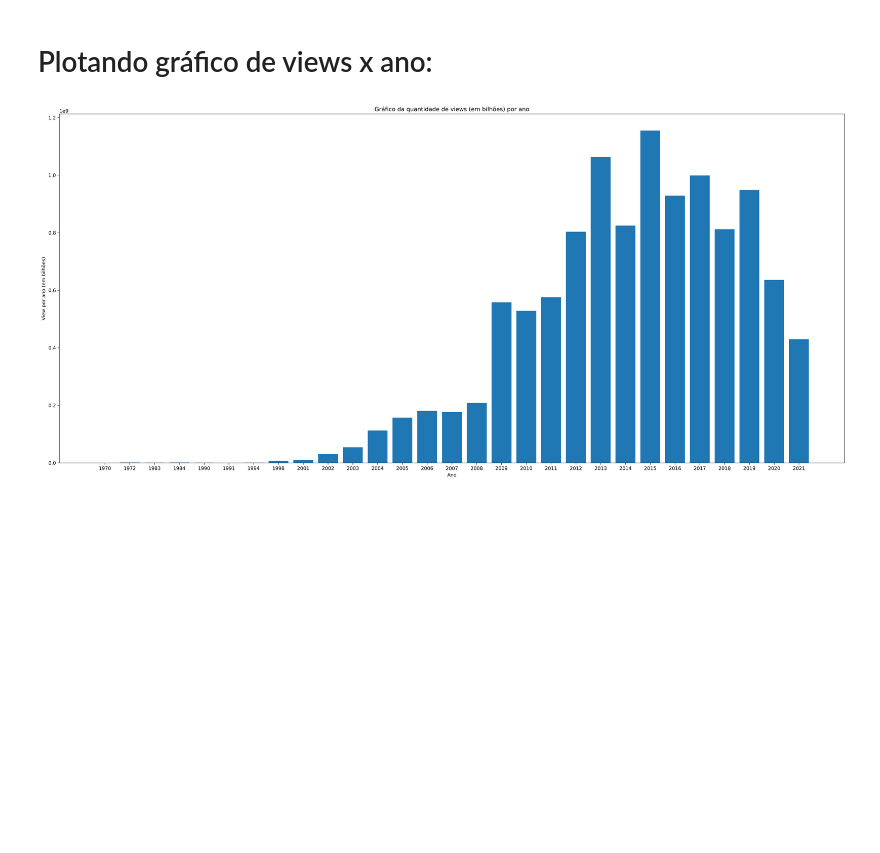
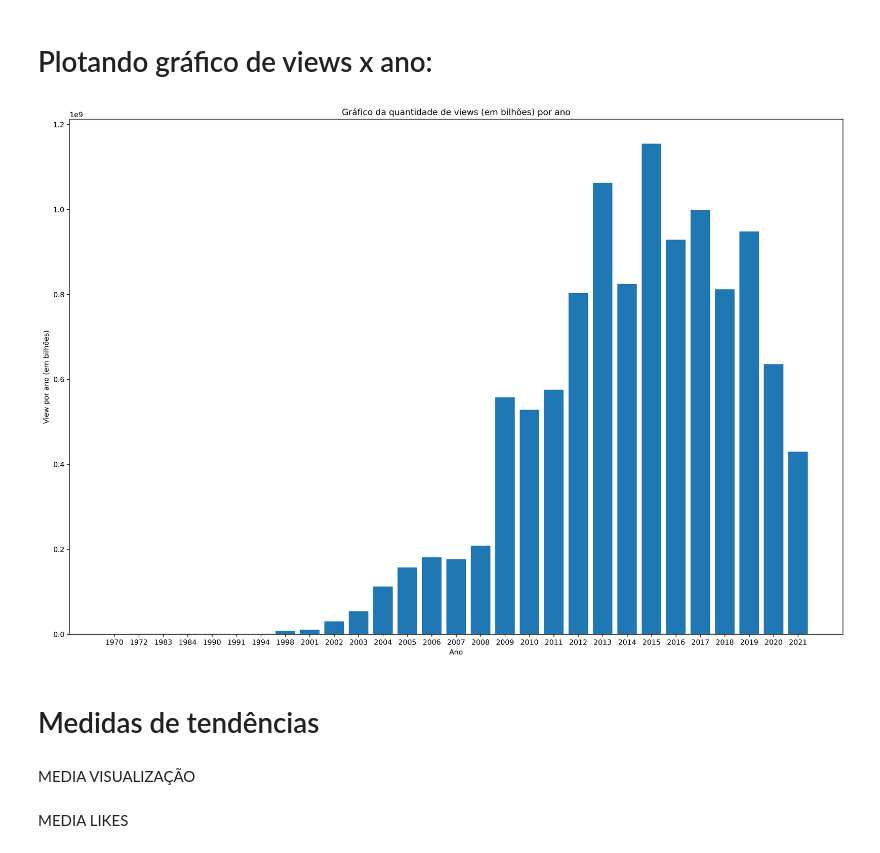
Before and after one commit to LuisHenriqueAL/Projeto_ICD, a Jupyter notebook: main.ipynb, the cells around one changed output. Saved outputs shown, nothing was run; the diff lists cells and outputs as text; code cells hidden in the pictures; blank space fills up the shorter version.

Commit message:
Adicionando medidas de tendências

```diff
--- a/main.ipynb
+++ b/main.ipynb
@@ -136,3 +135,15 @@ anossemrep
 | 26 | 2019 | 544 | 948119299 |
 | 27 | 2020 | 501 | 635944200 |
 | 28 | 2021 | 390 | 429728700 |
+# %%
+likes = []
+for c in anossemrep['Ano']:
+    total = 0
+    for n ,i in enumerate(df['anos']):
+        if c == i:
+            total += df['likes'][n]
+    likes.append(total)
+likes = pd.DataFrame(likes, columns=['likes']).reset_index().drop(columns=['index'])
+# %%
+anossemrep = anossemrep.join(likes)
+anossemrep
@@ -140,11 +169,15 @@ anossemrep
 # Plotando gráfico de views x ano:
 # %%
 fig = plt.figure(figsize=(15, 10), dpi=300)
-ax = fig.add_axes([1,1,1.5,1])
+ax = fig.add_axes([1,1,1,1])
 ax.bar(anossemrep['Ano'],anossemrep['View per year'])
 plt.xlabel('Ano')
 plt.ylabel('View por ano (em bilhões)')
 plt.title('Gráfico da quantidade de views (em bilhões) por ano')
 plt.show()
 # %% [output]
-[figure, old version]
+[figure, new version]
+# %% [markdown]
+# Medidas de tendências
+# %% [markdown]
+MEDIA VISUALIZAÇÃO
@@ -150,0 +188,2 @@ plt.show()
+# %% [markdown]
+MEDIA LIKES
```
Also changed, not shown: parts of 13 cells of this notebook.
